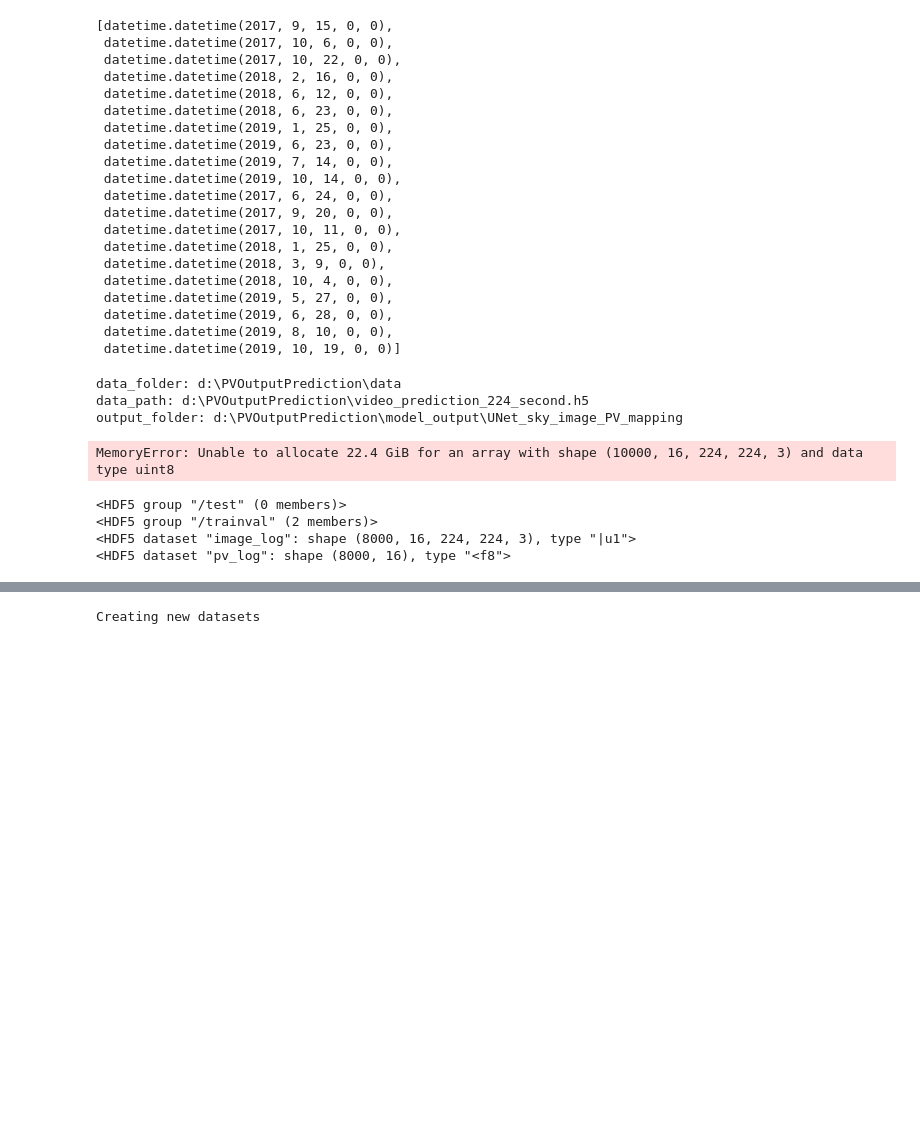
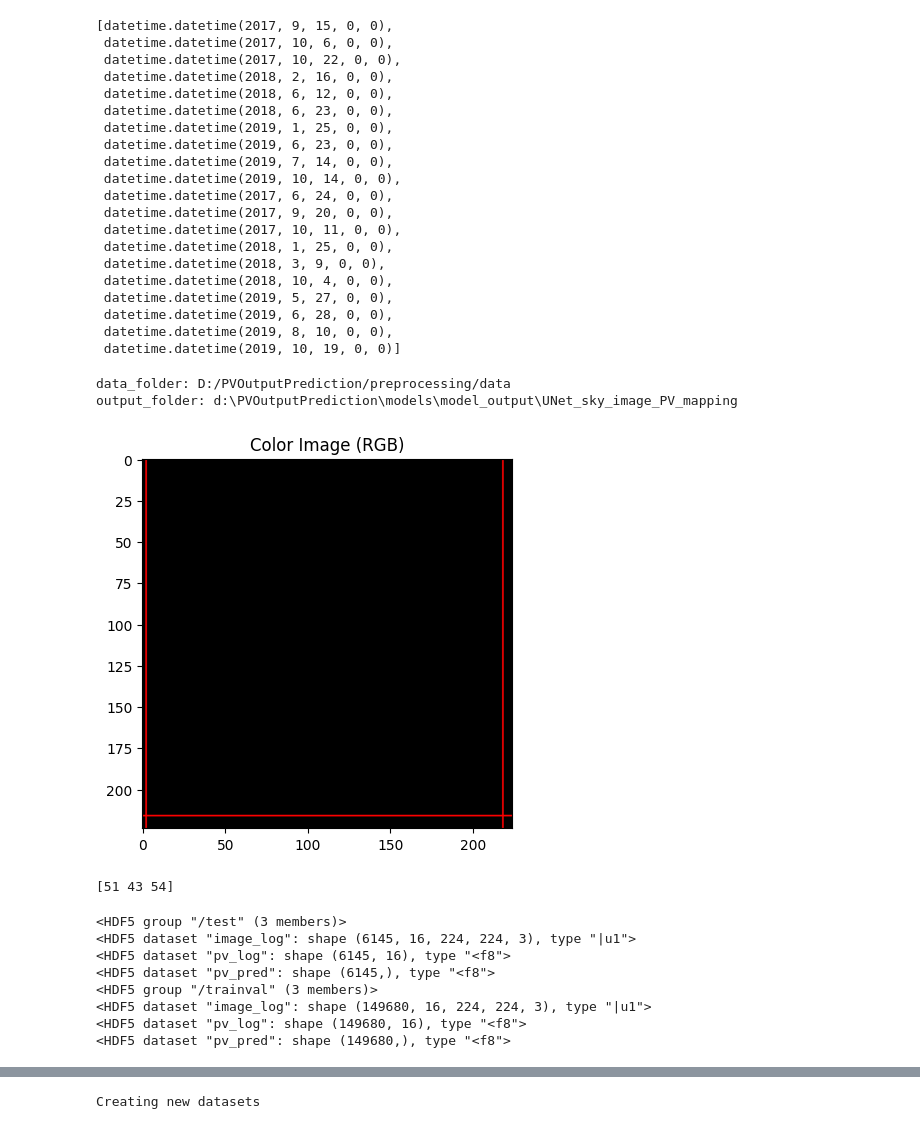
Before and after one commit to ph3rro/PVOutputPrediction, a Jupyter notebook: models/Aiden_sky_image_PV_mapping.ipynb, the cells around one changed output, grey strips where cells are left out. Drawn from its saved outputs; the diff is of its cells as text; code cells hidden in the pictures; blank space fills up the shorter version.

```diff
--- a/Aiden_sky_image_PV_mapping.ipynb
+++ b/models/Aiden_sky_image_PV_mapping.ipynb
@@ -82,10 +82,12 @@ test_dates
  datetime.datetime(2019, 10, 19, 0, 0)]
 # %%
 # define the data location and load data
+import os
+preprocessing_folder = "D:/PVOutputPrediction/preprocessing/"
 cwd = os.getcwd()
-pardir = os.path.dirname(os.path.dirname(cwd))
-data_folder = os.path.join(cwd,"data")
-data_path = os.path.join(cwd,'video_prediction_224_second.h5')
+#pardir = os.path.dirname(os.path.dirname(cwd))
+data_folder = os.path.join(preprocessing_folder,"data")
+#data_path = os.path.join(data_folder,'video_prediction_224_second.h5')
 
 # !change model name for different models!
 model_name = 'UNet_sky_image_PV_mapping'
@@ -102,9 +104,8 @@ sampling_interval_all = [2]
 output_img_shape = [224, 224, 3]
 
 print("data_folder:", data_folder)
-print("data_path:", data_path)
+#print("data_path:", data_path)
 print("output_folder:", output_folder)
 # %% [output]
-data_folder: d:\PVOutputPrediction\data
-data_path: d:\PVOutputPrediction\video_prediction_224_second.h5
-output_folder: d:\PVOutputPrediction\model_output\UNet_sky_image_PV_mapping
+data_folder: D:/PVOutputPrediction/preprocessing/data
+output_folder: d:\PVOutputPrediction\models\model_output\UNet_sky_image_PV_mapping
@@ -111,18 +114,37 @@ output_folder: d:\PVOutputPrediction\model_output\UNet_sky_image_PV_mapping
 # %%
-data_path = os.path.join(cwd,'video_prediction_224_second.h5')
-with h5py.File(data_path, 'r') as f:
+# import h5py
+# with h5py.File(data_path, 'r') as f:
     # Access the dataset directly by its path
     # This creates a dataset object, but does not load the data yet
-    dataset = f['trainval/image_log']
+    # print(f["trainval"])
 
     # Use slicing to load the data into a NumPy array
-    data_array = dataset[0:10000]
 
-    print(f"Dataset shape: {dataset.shape}")
-    print(f"Data type: {dataset.dtype}")
-    print(f"First 5 rows:\n{data_array[:5]}")
+
+    #print(f"Dataset shape: {dataset.shape}")
+    #print(f"Data type: {dataset.dtype}")
+    #print(f"First 5 rows:\n{data_array[:5]}")
-# %% [output]
-MemoryError: Unable to allocate 22.4 GiB for an array with shape (10000, 16, 224, 224, 3) and data type uint8
+# %%
+data_path = "../preprocessing/data/video_prediction_224_testing.h5"
+f = h5py.File(data_path, 'r')
+image_log_trainval = f['trainval/image_log']
+image_log_test = f['test/image_log']
+# %%
+image = image_log_test[0][15]
+#image = image[90:130, :20]
+image[:,2] = [255,0,0]
+image[:,-6] = [255,0,0]
+image[0,:] = [255,0,0]
+image[-8,:] = [255,0,0]
+plt.imshow(image)
+plt.title("Color Image (RGB)")
+plt.show()
+# %% [output]
+[figure, added]
+# %%
+print(image[0,110])
+# %% [output]
+[51 43 54]
 # %%
 # generate handler for the hdf5 data
 forecast_dataset = h5py.File(data_path, 'r')
@@ -134,9 +156,13 @@ def get_all(name):
 
 forecast_dataset.visit(get_all)
 # %% [output]
-<HDF5 group "/test" (0 members)>
-<HDF5 group "/trainval" (2 members)>
-<HDF5 dataset "image_log": shape (8000, 16, 224, 224, 3), type "|u1">
-<HDF5 dataset "pv_log": shape (8000, 16), type "<f8">
+<HDF5 group "/test" (3 members)>
+<HDF5 dataset "image_log": shape (6145, 16, 224, 224, 3), type "|u1">
+<HDF5 dataset "pv_log": shape (6145, 16), type "<f8">
+<HDF5 dataset "pv_pred": shape (6145,), type "<f8">
+<HDF5 group "/trainval" (3 members)>
+<HDF5 dataset "image_log": shape (149680, 16, 224, 224, 3), type "|u1">
+<HDF5 dataset "pv_log": shape (149680, 16), type "<f8">
+<HDF5 dataset "pv_pred": shape (149680,), type "<f8">
 # %%
 n_samples = 317968
```
Also changed, not shown: parts of 11 cells of this notebook, 10 other files.
